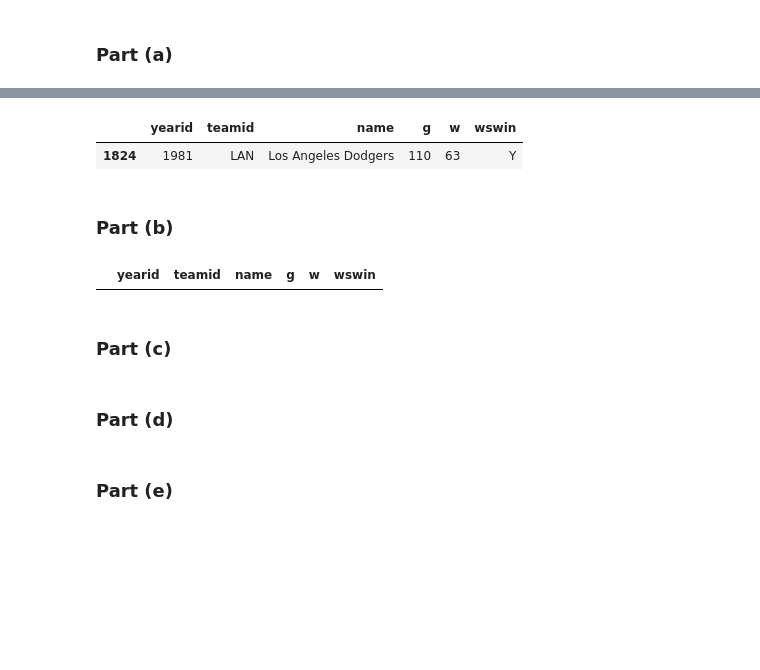
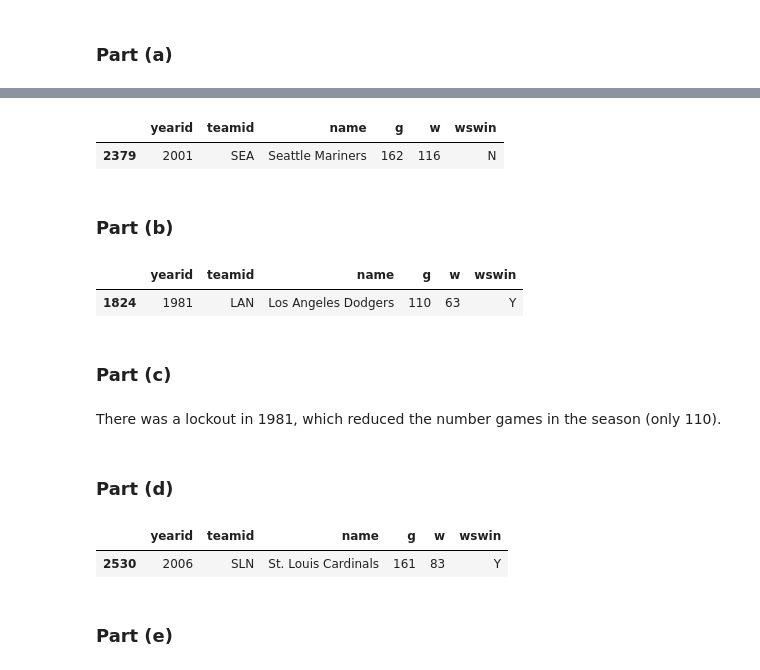
Before and after one commit to jrioross/lahman-baseball-python, a Jupyter notebook: lahman_python.ipynb, the cells around one changed output, grey strips where cells are left out. Drawn from its saved outputs; the diff is of its cells as text; code cells hidden in the pictures; blank space fills up the shorter version.

```diff
--- a/lahman_python.ipynb
+++ b/lahman_python.ipynb
@@ -204,31 +204,42 @@ print(teams)
 # %%
 #limit teams to relevant columns: teams2
 teams2 = teams[['yearid','teamid', 'name', 'g', 'w', 'wswin']]
 
 #limit teams2 to relevant years: team_recent
 
 teams_recent = teams2[teams2['yearid'] >= 1970]
 
 #create two separate dataframes, one for teams that won the world series
 #and one for teams that did not win world series
 
 teams_no_wsw = teams_recent[teams_recent['wswin'] == 'N']
 teams_wsw = teams_recent[teams_recent['wswin'] == 'Y']
 
-#find world series win row with minimum wins
-teams_wsw[teams_wsw['w'] == teams_wsw['w'].min()]
+#find world series no-win row with maximum wins
+teams_no_wsw[teams_no_wsw['w'] == teams_no_wsw['w'].max()]
 # %% [output]
 |  | yearid | teamid | name | g | w | wswin |
-| 1824 | 1981 | LAN | Los Angeles Dodgers | 110 | 63 | Y |
+| 2379 | 2001 | SEA | Seattle Mariners | 162 | 116 | N |
 # %% [markdown]
 ### Part (b)
 # %%
-#teams_wsw[(teams_wsw['yearid'] != 1981) & (teams_wsw['w'] == teams_wsw['w'].min())]
+#find world series win row with minimum wins
+teams_wsw[teams_wsw['w'] == teams_wsw['w'].min()]
 # %% [output]
 |  | yearid | teamid | name | g | w | wswin |
+| 1824 | 1981 | LAN | Los Angeles Dodgers | 110 | 63 | Y |
 # %% [markdown]
 ### Part (c)
+# %% [markdown]
+There was a lockout in 1981, which reduced the number games in the season (only 110).
 # %% [markdown]
 ### Part (d)
+# %%
+#teams_wsw[(teams_wsw['yearid'] != 1981) & (teams_wsw['w'] == teams_wsw['w'].min())]
+teams_wsw2 = teams_wsw[teams_wsw['yearid'] != 1981]
+teams_wsw2[teams_wsw2['w'] == teams_wsw2['w'].min()]
+# %% [output]
+|  | yearid | teamid | name | g | w | wswin |
+| 2530 | 2006 | SLN | St. Louis Cardinals | 161 | 83 | Y |
 # %% [markdown]
 ### Part (e)
```
Also changed, not shown: parts of 6 cells of this notebook.
